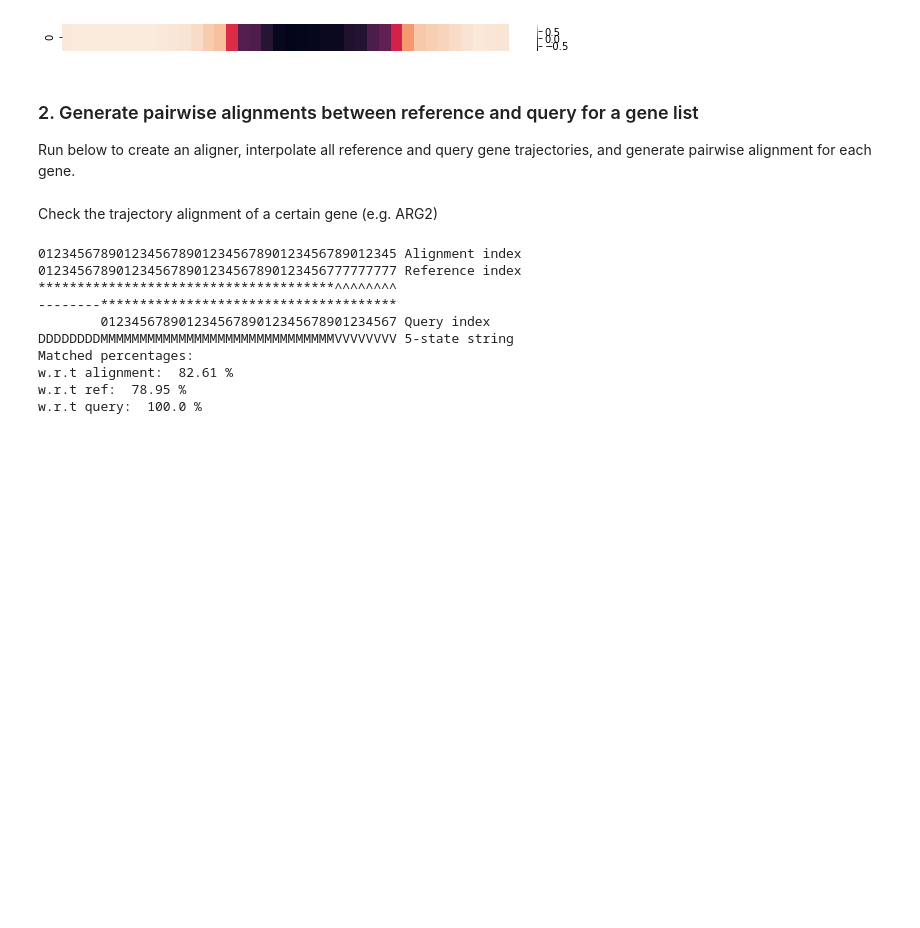
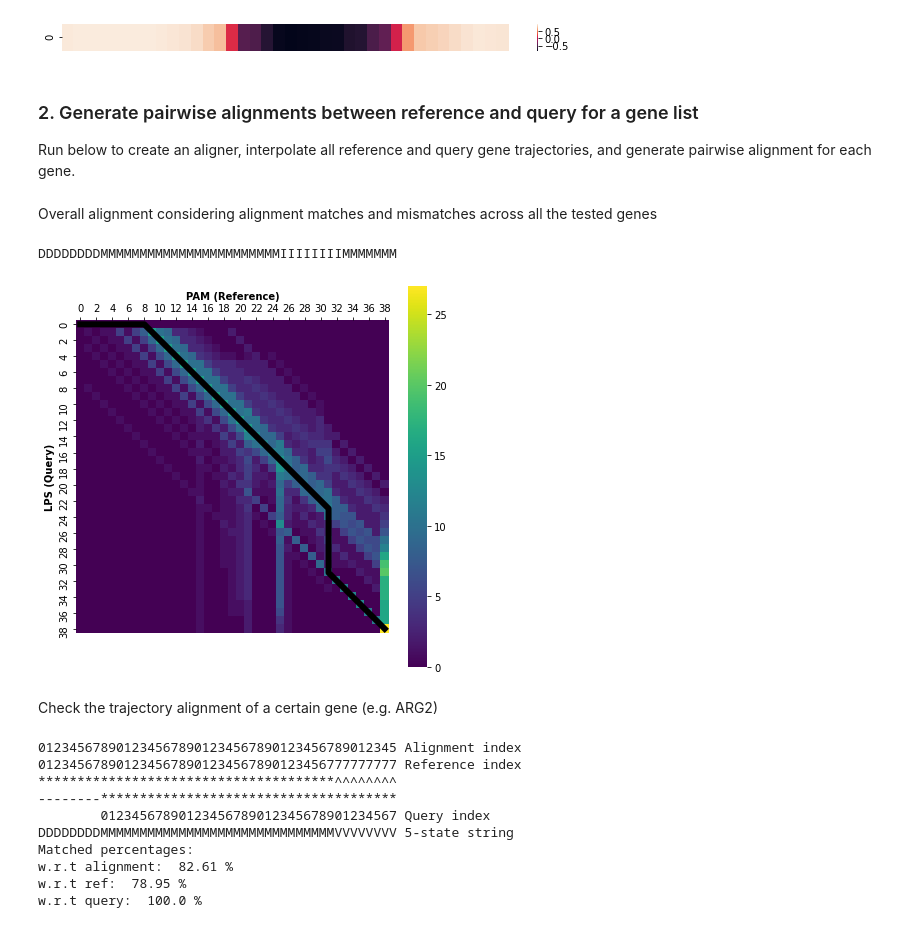
Before and after one commit to Teichlab/Genes2Genes, a Jupyter notebook: notebooks/OrgAlignTutorialNotebook_25102022.ipynb, the cells around one changed output. Drawn from its saved outputs; the diff is of its cells as text; code cells hidden in the pictures; blank space fills up the shorter version.

```diff
--- a/notebooks/OrgAlignTutorialNotebook_25102022.ipynb
+++ b/notebooks/OrgAlignTutorialNotebook_25102022.ipynb
@@ -210,6 +211,17 @@ aligner = Main.RefQueryAligner(adata_ref, adata_query, gene_list, 40)
 aligner.WEIGHT_BY_CELL_DENSITY = True
 aligner.interpolate_genes()
 aligner.align_all_pairs()
+# %% [markdown]
+Overall alignment considering alignment matches and mismatches across all the tested genes
+# %%
+import VisualUtils
+overall_alignment, alignment_path = aligner.compute_overall_alignment()
+mat = aligner.get_pairwise_match_count_mat()
+print(overall_alignment)
+VisualUtils.VisualUtils.plot_alignment_path_on_given_matrix(paths = [alignment_path], mat=mat)
+# %% [output]
+DDDDDDDDMMMMMMMMMMMMMMMMMMMMMMMIIIIIIIIMMMMMMM
+[figure, added]
 # %% [markdown]
 Check the trajectory alignment of a certain gene (e.g. ARG2)
 # %%
```
Also changed, not shown: parts of 28 cells of this notebook.
